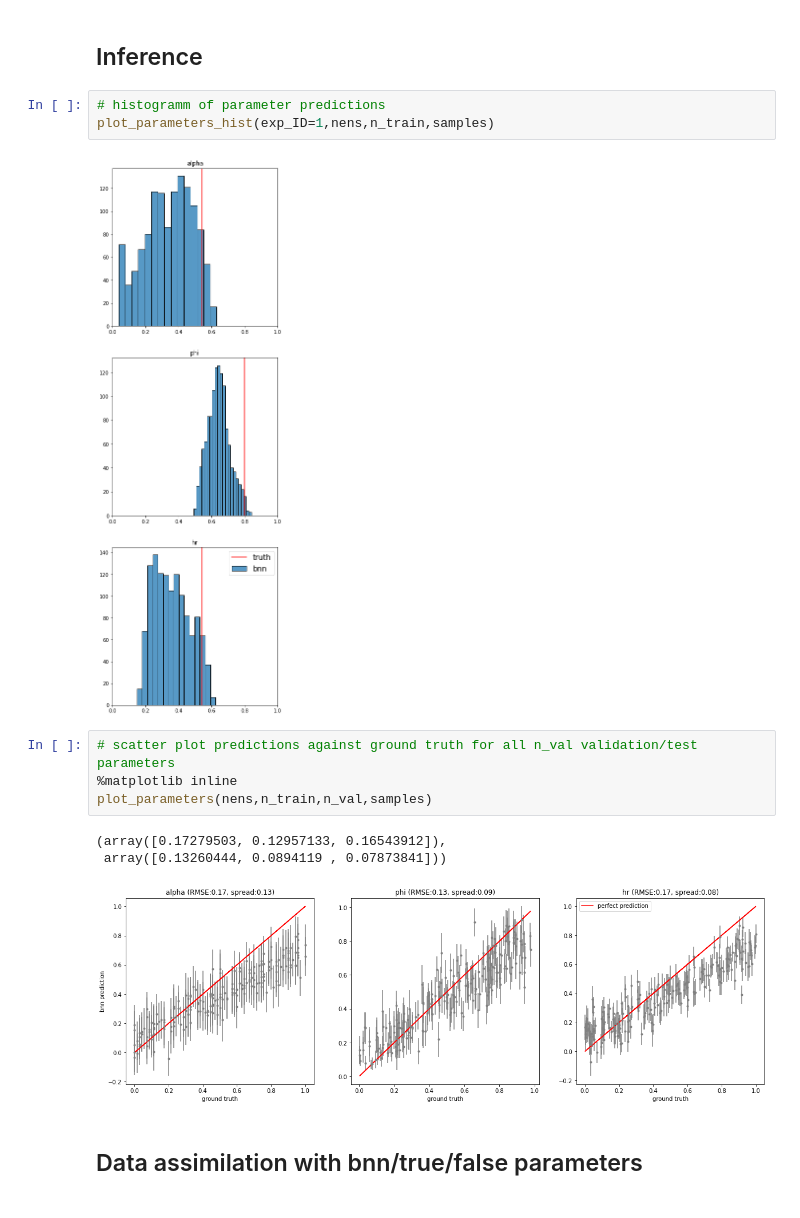
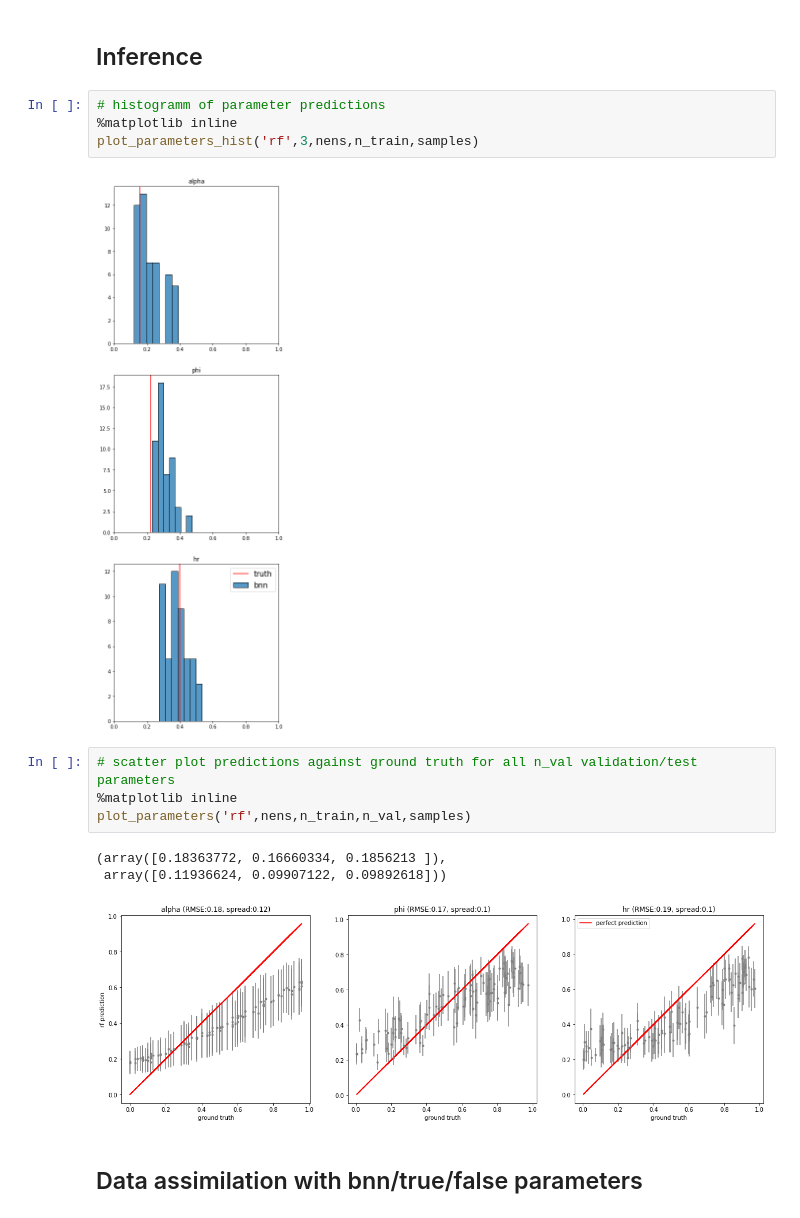
Before and after one commit to HeckeSiegel/swm_ml, a Jupyter notebook: experiments.ipynb, the cells around one changed output. Drawn from its saved outputs; the diff is of its cells as text.

```diff
--- a/experiments.ipynb
+++ b/experiments.ipynb
@@ -76,17 +95,18 @@ plt.legend()
 ## Inference
 # %%
 # histogramm of parameter predictions
-plot_parameters_hist(exp_ID=1,nens,n_train,samples)
+%matplotlib inline
+plot_parameters_hist('rf',3,nens,n_train,samples)
 # %% [output]
-[figure, old version]
+[figure, new version]
 # %%
 # scatter plot predictions against ground truth for all n_val validation/test parameters
 %matplotlib inline
-plot_parameters(nens,n_train,n_val,samples)
+plot_parameters('rf',nens,n_train,n_val,samples)
 # %% [output]
-(array([0.17279503, 0.12957133, 0.16543912]),
- array([0.13260444, 0.0894119 , 0.07873841]))
+(array([0.18363772, 0.16660334, 0.1856213 ]),
+ array([0.11936624, 0.09907122, 0.09892618]))
-[figure, old version]
+[figure, new version]
 # %% [markdown]
 ## Data assimilation with bnn/true/false parameters
 # %%
```
Also changed, not shown: parts of 15 cells of this notebook.
